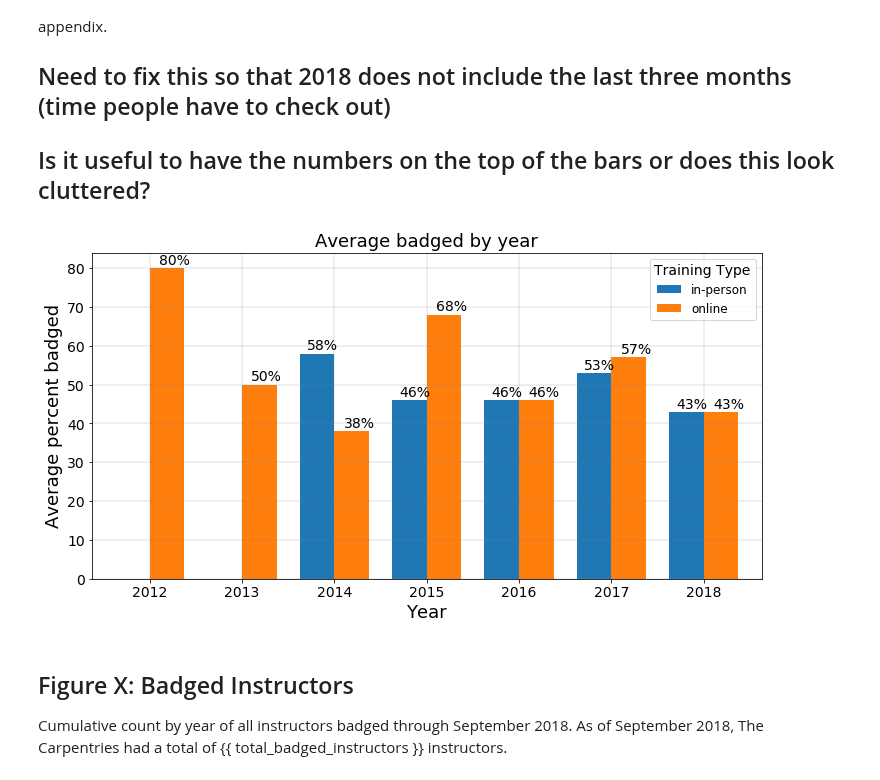
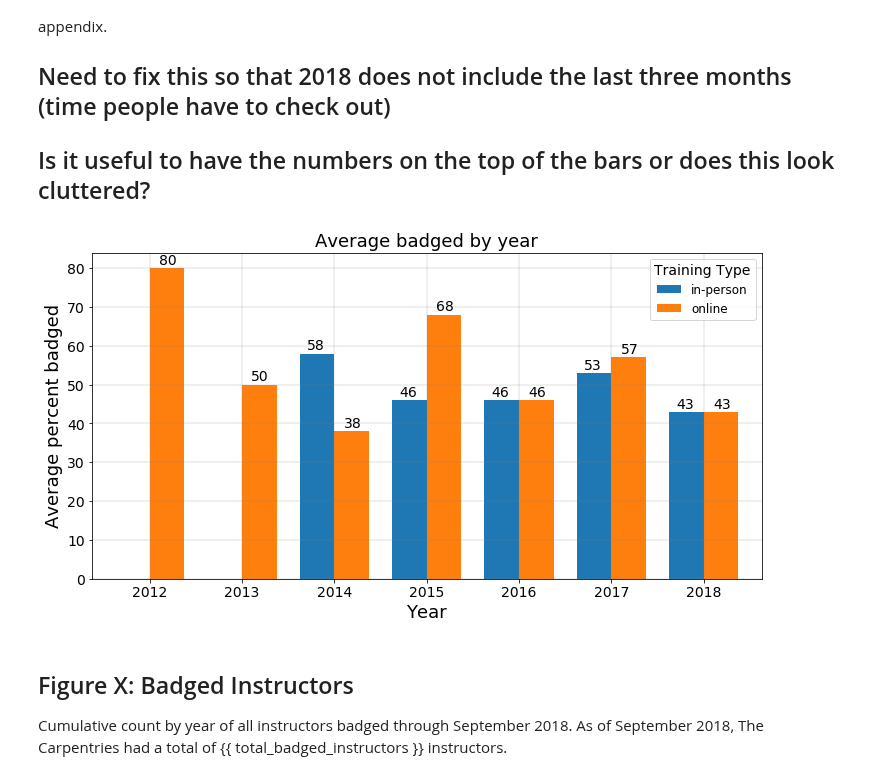
Before and after one commit to carpentries/assessment, a Jupyter notebook: programmatic-assessment/workshops/jupyter_notebooks/programmatic_report_20180930_SECOND_DRAFT.ipynb, the cells around one changed output. Cells and saved outputs as stored; diff of their text form; code cells hidden in the pictures.

```diff
--- a/programmatic-assessment/workshops/jupyter_notebooks/programmatic_report_20180930_SECOND_DRAFT.ipynb
+++ b/programmatic-assessment/workshops/jupyter_notebooks/programmatic_report_20180930_SECOND_DRAFT.ipynb
@@ -850,7 +943,7 @@ title = "Applications by Occupation"
 apps_by_occupation.plot(kind='bar', ax=ax, title=title, legend=False, grid=True,)
 
 # # Set axes labels and legend
-ax.set_xlabel("Areas of Expertise")
+ax.set_xlabel("Occupation")
 ax.set_ylabel("Count")
 
 # Don't allow the axis to be on top of your data
@@ -1024,41 +1117,36 @@ avg_badged_by_year.plot(y = ["in-person", "online"], kind='bar', ax=ax, width=wi
 ax.set_xlabel("Year")
 ax.set_ylabel("Average percent badged")
 # ax.legend(title="Workshop Type", fontsize=12)
 leg = ax.legend(fontsize=12)
 leg.set_title(title="Training Type", prop={'size':14,})
 ax.title.set_size(18)
 ax.xaxis.label.set_size(18)
 ax.yaxis.label.set_size(18)
 plt.xticks(fontsize=14, rotation=0)
 plt.yticks(fontsize=14, rotation=0)
 
 # Customize the gridlines
 ax.grid(linestyle='-', linewidth='0.25', color='gray')
 
 
 for i, label in enumerate(list(avg_badged_by_year.index)):
     count = avg_badged_by_year.loc[label]['in-person']
     if count > 0:
-        ax.annotate(str(count) + "%", (i-.3, count + 1), fontsize=14)
+        ax.annotate(str(count), (i-.3, count + 1), fontsize=14)
 
 # ax.set_ylim(0, max(apps_by_expertise_areas['Count']) + 5)
 
 
 for i, label in enumerate(list(avg_badged_by_year.index)):
     count = avg_badged_by_year.loc[label]['online']
     if count > 0:
-        ax.annotate(str(count) + "%", (i + .1, count + 1 ), fontsize=14)
-
-
-
-
-
+        ax.annotate(str(count), (i + .1, count + 1 ), fontsize=14)
 
 
 
 plt.show()
 # %% [output]
-[figure, old version]
+[figure, new version]
 # %%
 all_instructors = pd.read_csv("../data_files/cumulative_instructors.csv", keep_default_na=False, na_values=[''])
 total_badged_instructors = all_instructors['count'].max()
```
Also changed, not shown: parts of 32 cells of this notebook.
